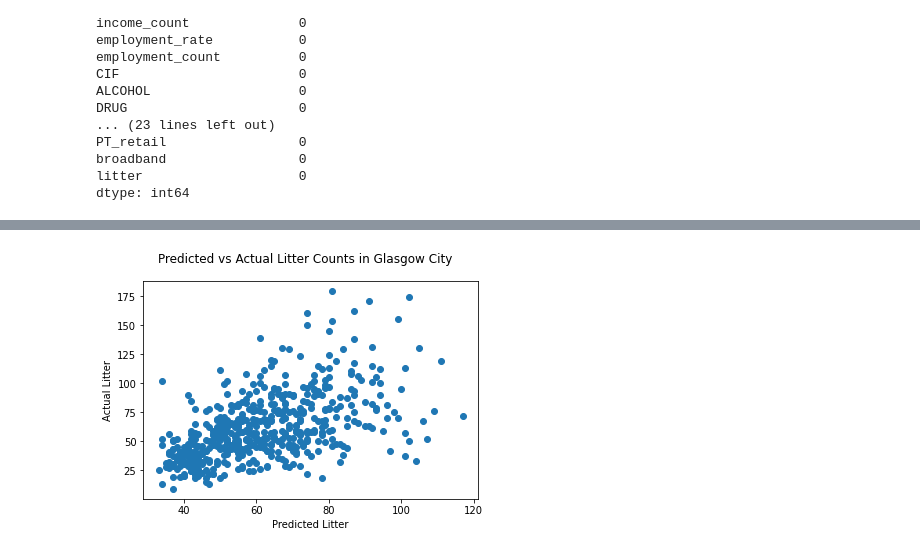
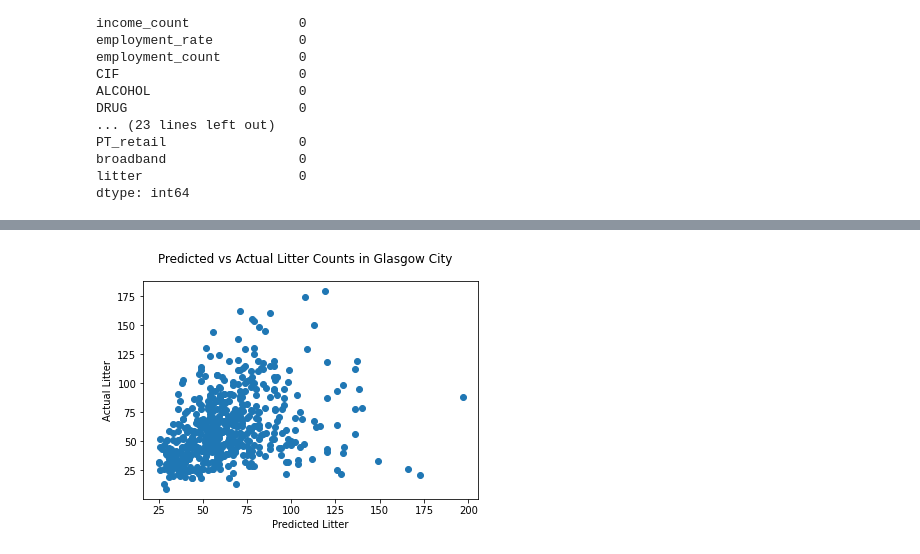
Before and after one commit to Garee/glasgow-litter, a Jupyter notebook: regression/regression.ipynb, the cells around one changed output, grey strips where cells are left out. Cells and saved outputs as stored; diff of their text form; code cells hidden in the pictures.

```diff
--- a/regression/regression.ipynb
+++ b/regression/regression.ipynb
@@ -230,0 +356,4 @@ plot_histogram("Working_Age_population")
+# %%
+df_train = standardise_features(df_train)
+df_valid = standardise_features(df_valid)
+df_test = standardise_features(df_test)
@@ -324,4 +463,4 @@ The model fits: False
 # %%
-nb_model = forward_selection(df_train_in, "litter", smf_model=smf.negativebinomial, family=sm.families.NegativeBinomial(alpha=1))
+nb_model = forward_selection(df_train_in, "litter", smf_model=smf.negativebinomial, family=sm.families.NegativeBinomial(alpha=0.2))
 # %% [output]
 Optimization terminated successfully.
@@ -366,25 +507,25 @@ The model fits: True
 # %%
 import matplotlib.pyplot as plt
 
 def get_predicted_counts(model, X):
     predictions = model.get_prediction(X)
     df_predictions = predictions.summary_frame()
     return round(df_predictions["mean"])
 
 def scatter_plot(df, formula, model):
     y, X = dmatrices(formula, df, return_type="dataframe")
     predicted_counts, actual_counts = get_predicted_counts(model, X), y["litter"]
     fig = plt.figure()
     fig.suptitle("Predicted vs Actual Litter Counts in Glasgow City")
     plt.scatter(x=predicted_counts, y=actual_counts)
     plt.xlabel("Predicted Litter")
     plt.ylabel("Actual Litter")
     plt.show()
 
-nb_model_formula = "litter ~ SMR + DRUG + ALCOHOL + DEPRESS + EMERG + Attainment + University + income_count + CIF + employment_rate + no_qualifications + Attendance + overcrowded_rate + income_rate"
+nb_model_formula = "litter ~ SMR + DRUG + ALCOHOL + DEPRESS + EMERG + Attainment + University + income_count + employment_rate + CIF + no_qualifications + Attendance + overcrowded_rate + income_rate"
 scatter_plot(df_train_in, nb_model_formula, nb_model)
 # %% [output]
-[figure, old version]
+[figure, new version]
 # %%
 def bar_plot(df, formula, model, n_bars=20, bar_width=0.2):
     y, X = dmatrices(formula, df, return_type="dataframe")
```
Also changed, not shown: parts of 32 cells of this notebook, 1 other file.
